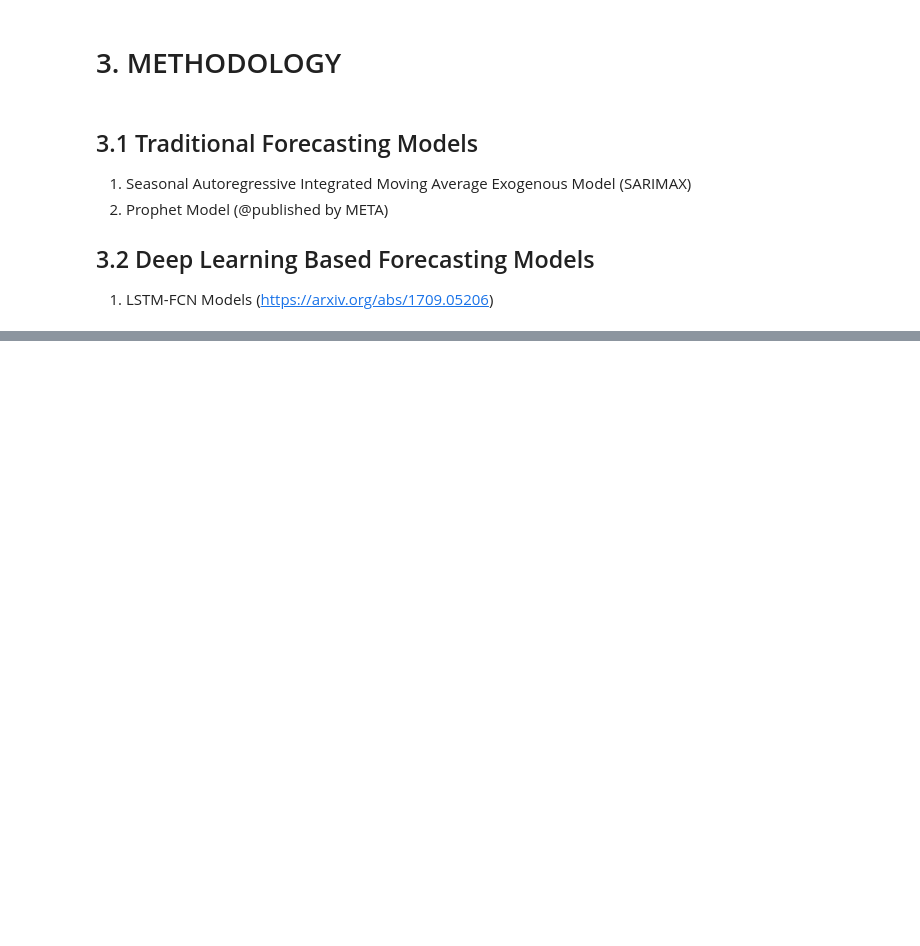
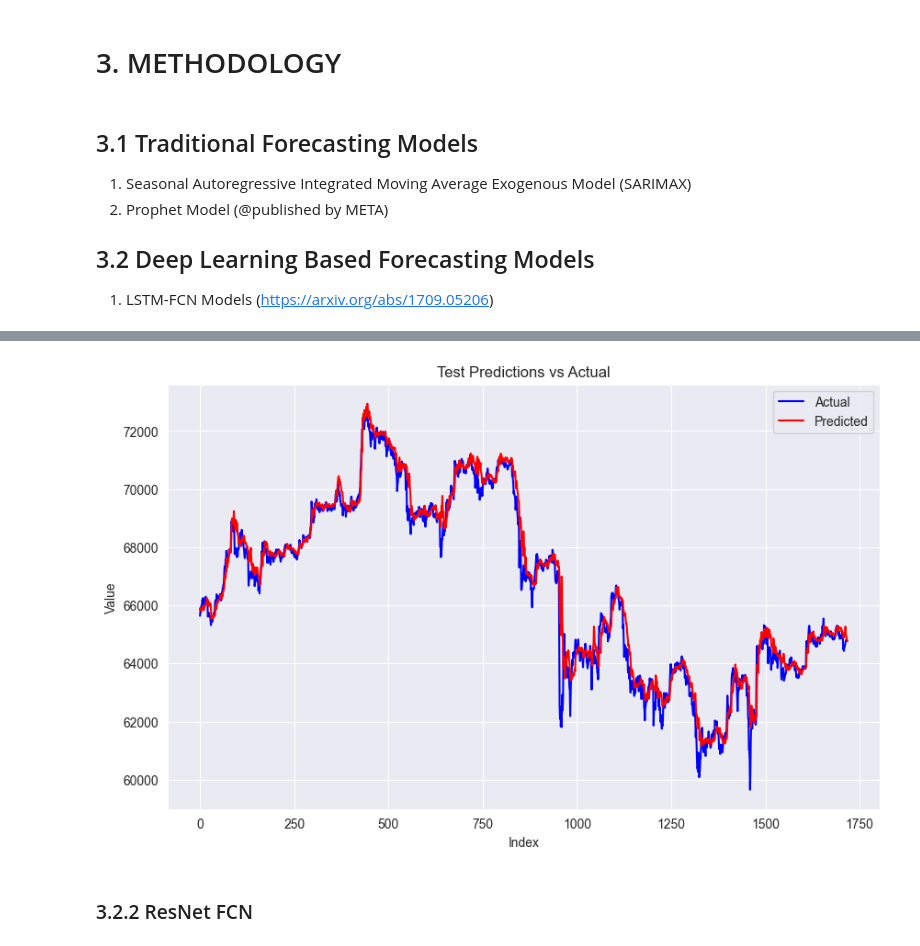
Before and after one commit to emrecobann/SurfingBTCWaves, a Jupyter notebook: SurfingBTC.ipynb, the cells around one changed output, grey strips where cells are left out. Drawn from its saved outputs; the diff is of its cells as text; code cells hidden in the pictures; blank space fills up the shorter version.

```diff
--- a/SurfingBTC.ipynb
+++ b/SurfingBTC.ipynb
@@ -283,0 +452,34 @@ display(bitcoin_df.head())
+# %%
+# Define parameters
+window_size = 12
+step_size = 1
+input_shape = (window_size, 10)  # Define num_features
+num_classes = 1  # regression problem
+
+# Generate sliding window data
+train_seq_x, train_seq_y = sliding_window_generator(X_train, y_train, window_size, step_size)
+val_seq_x, val_seq_y = sliding_window_generator(X_val, y_val, window_size, step_size)
+test_seq_x, test_seq_y = sliding_window_generator(X_test, y_test, window_size, step_size)
+
+
+# Initialize and build the model
+model = LSTM_FCN_Model(input_shape, num_classes)
+
+# Define early stopping and learning rate scheduler callbacks
+early_stopping = EarlyStopping(monitor='val_loss', patience=15, restore_best_weights=True)
+lr_scheduler = ReduceLROnPlateau(monitor='val_loss', factor=0.25, patience=5, verbose=1, min_lr=1e-7)
+
+
+optimizer = tf.optimizers.Adam(learning_rate=1e-2)
+# Compile the model
+model.compile(optimizer=optimizer, loss='mean_squared_error', metrics=['mse'])
+
+# Train the model
+history = model.fit(train_seq_x, train_seq_y, validation_data=(val_seq_x, val_seq_y), epochs=200, batch_size=64,
+                    callbacks=[early_stopping, lr_scheduler], verbose=1)
+
+# Evaluate the model
+test_preds = model.predict(test_seq_x)
+test_loss = model.evaluate(test_seq_x, test_seq_y, verbose=0)
+
+print("Root Mean Squared Error of Test Data:", np.sqrt(test_loss))
@@ -283,0 +504,6 @@ display(bitcoin_df.head())
+# %%
+plot_predictions(test_seq_y, test_preds)
+# %% [output]
+[figure, added]
+# %% [markdown]
+### 3.2.2 ResNet FCN
```
Also changed, not shown: parts of 24 cells of this notebook.
